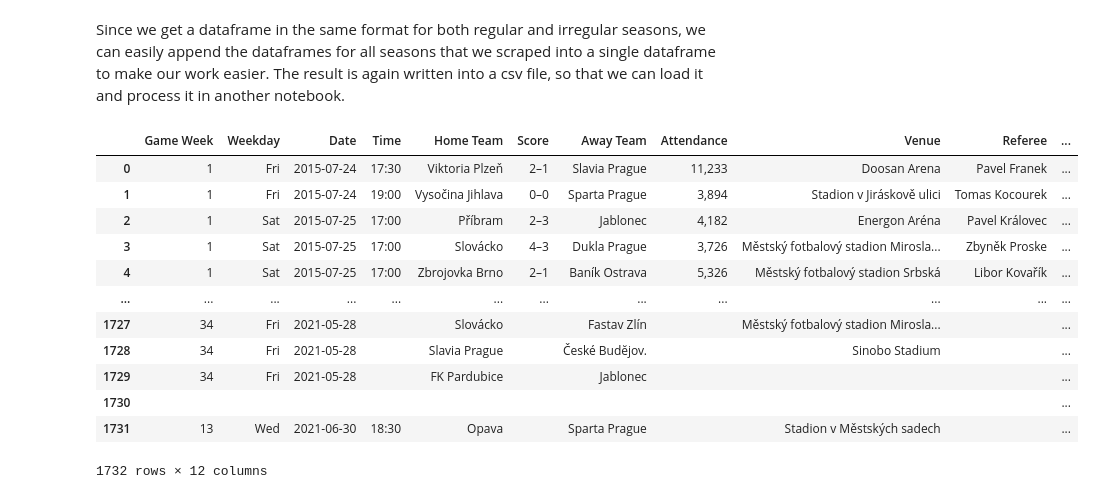
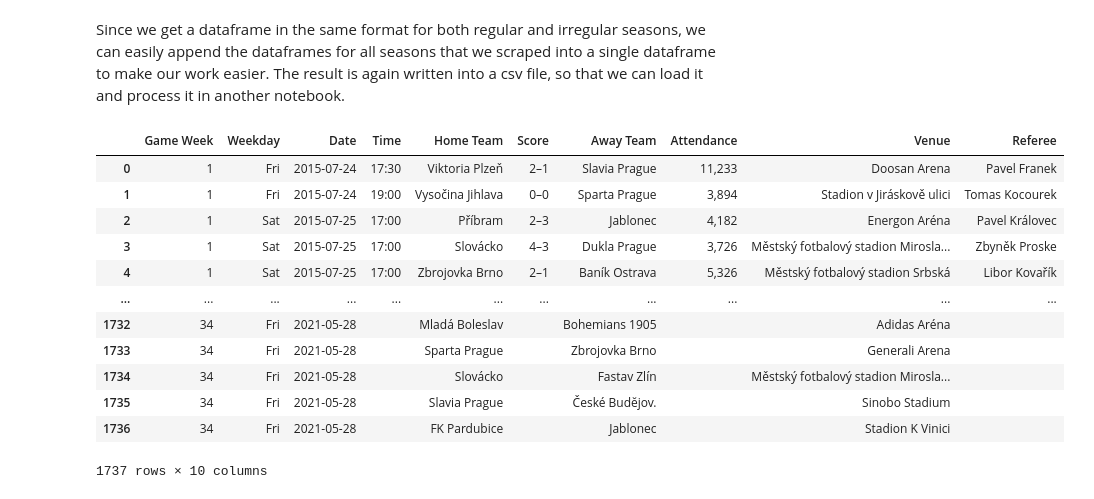
Before and after one commit to Johnymancvrk/Czech-Football-League, a Jupyter notebook: Teams_Table&Scores_Scraper.ipynb, the cells around one changed output. Drawn from its saved outputs; the diff is of its cells as text; code cells hidden in the pictures.

```diff
--- a/Teams_Table&Scores_Scraper.ipynb
+++ b/Teams_Table&Scores_Scraper.ipynb
@@ -191,29 +185,29 @@ Scores_Scraper(url, regular = False)
 # %% [markdown]
 Since we get a dataframe in the same format for both regular and irregular seasons, we can easily append the dataframes for all seasons that we scraped into a single dataframe to make our work easier. The result is again written into a csv file, so that we can load it and process it in another notebook.
 # %%
-scores_1516 = Scores_Scraper("https://fbref.com/en/comps/66/1459/schedule/2015-2016-Czech-First-League-Scores-and-Fixtures")
-scores_1617 = Scores_Scraper("https://fbref.com/en/comps/66/1518/schedule/2016-2017-Czech-First-League-Scores-and-Fixtures")
-scores_1718 = Scores_Scraper("https://fbref.com/en/comps/66/1623/schedule/2017-2018-Czech-First-League-Scores-and-Fixtures")
-scores_1819 = Scores_Scraper("https://fbref.com/en/comps/66/2427/schedule/2018-2019-Czech-First-League-Scores-and-Fixtures", regular = False)
-scores_1920 = Scores_Scraper("https://fbref.com/en/comps/66/3226/schedule/2019-2020-Czech-First-League-Scores-and-Fixtures", regular = False)
-scores_2021 = Scores_Scraper("https://fbref.com/en/comps/66/schedule/Czech-First-League-Scores-and-Fixtures")
+scores_1516 = Scrape_Teams_Data("https://fbref.com/en/comps/66/1459/2015-2016-Czech-First-League-Stats", "https://fbref.com/en/comps/66/1459/schedule/2015-2016-Czech-First-League-Scores-and-Fixtures").scores()
+scores_1617 = Scrape_Teams_Data("https://fbref.com/en/comps/66/1518/2016-2017-Czech-First-League-Stats", "https://fbref.com/en/comps/66/1518/schedule/2016-2017-Czech-First-League-Scores-and-Fixtures").scores()
+scores_1718 = Scrape_Teams_Data("https://fbref.com/en/comps/66/1623/2017-2018-Czech-First-League-Stats", "https://fbref.com/en/comps/66/1623/schedule/2017-2018-Czech-First-League-Scores-and-Fixtures").scores()
+scores_1819 = Scrape_Teams_Data("https://fbref.com/en/comps/66/2427/2018-2019-Czech-First-League-Stats", "https://fbref.com/en/comps/66/2427/schedule/2018-2019-Czech-First-League-Scores-and-Fixtures").scores(regular = False)
+scores_1920 = Scrape_Teams_Data("https://fbref.com/en/comps/66/3226/2019-2020-Czech-First-League-Stats", "https://fbref.com/en/comps/66/3226/schedule/2019-2020-Czech-First-League-Scores-and-Fixtures").scores(regular = False)
+scores_2021 = Scrape_Teams_Data("https://fbref.com/en/comps/66/Czech-First-League-Stats", "https://fbref.com/en/comps/66/schedule/Czech-First-League-Scores-and-Fixtures").scores()
 scores_dfs = [scores_1516, scores_1617, scores_1718, scores_1819, scores_1920, scores_2021]
 scores = pd.DataFrame()
 for i in scores_dfs:
     scores = scores.append(i, ignore_index = True, sort = False)
-scores.to_csv(r"C:\Users\Honza Stuchlík\Documents\IES\Data Processing in Python\Czech-Football-League\scores.csv", index = False)
+#scores.to_csv(r"C:\Users\Honza Stuchlík\Documents\IES\Data Processing in Python\Czech-Football-League\scores.csv", index = False)
 scores
 # %% [output]
-|  | Game Week | Weekday | Date | Time | Home Team | Score | Away Team | Attendance | Venue | Referee | ... |
-| 0 | 1 | Fri | 2015-07-24 | 17:30 | Viktoria Plzeň | 2–1 | Slavia Prague | 11,233 | Doosan Arena | Pavel Franek | ... |
-| 1 | 1 | Fri | 2015-07-24 | 19:00 | Vysočina Jihlava | 0–0 | Sparta Prague | 3,894 | Stadion v Jiráskově ulici | Tomas Kocourek | ... |
-| 2 | 1 | Sat | 2015-07-25 | 17:00 | Příbram | 2–3 | Jablonec | 4,182 | Energon Aréna | Pavel Královec | ... |
-| 3 | 1 | Sat | 2015-07-25 | 17:00 | Slovácko | 4–3 | Dukla Prague | 3,726 | Městský fotbalový stadion Mirosla... | Zbyněk Proske | ... |
-| 4 | 1 | Sat | 2015-07-25 | 17:00 | Zbrojovka Brno | 2–1 | Baník Ostrava | 5,326 | Městský fotbalový stadion Srbská | Libor Kovařík | ... |
-| ... | ... | ... | ... | ... | ... | ... | ... | ... | ... | ... | ... |
-| 1727 | 34 | Fri | 2021-05-28 |  | Slovácko |  | Fastav Zlín |  | Městský fotbalový stadion Mirosla... |  | ... |
-| 1728 | 34 | Fri | 2021-05-28 |  | Slavia Prague |  | České Budĕjov. |  | Sinobo Stadium |  | ... |
-| 1729 | 34 | Fri | 2021-05-28 |  | FK Pardubice |  | Jablonec |  |  |  | ... |
-| 1730 |  |  |  |  |  |  |  |  |  |  | ... |
-| 1731 | 13 | Wed | 2021-06-30 | 18:30 | Opava |  | Sparta Prague |  | Stadion v Městských sadech |  | ... |
+|  | Game Week | Weekday | Date | Time | Home Team | Score | Away Team | Attendance | Venue | Referee |
+| 0 | 1 | Fri | 2015-07-24 | 17:30 | Viktoria Plzeň | 2–1 | Slavia Prague | 11,233 | Doosan Arena | Pavel Franek |
+| 1 | 1 | Fri | 2015-07-24 | 19:00 | Vysočina Jihlava | 0–0 | Sparta Prague | 3,894 | Stadion v Jiráskově ulici | Tomas Kocourek |
+| 2 | 1 | Sat | 2015-07-25 | 17:00 | Příbram | 2–3 | Jablonec | 4,182 | Energon Aréna | Pavel Královec |
+| 3 | 1 | Sat | 2015-07-25 | 17:00 | Slovácko | 4–3 | Dukla Prague | 3,726 | Městský fotbalový stadion Mirosla... | Zbyněk Proske |
+| 4 | 1 | Sat | 2015-07-25 | 17:00 | Zbrojovka Brno | 2–1 | Baník Ostrava | 5,326 | Městský fotbalový stadion Srbská | Libor Kovařík |
+| ... | ... | ... | ... | ... | ... | ... | ... | ... | ... | ... |
+| 1732 | 34 | Fri | 2021-05-28 |  | Mladá Boleslav |  | Bohemians 1905 |  | Adidas Aréna |  |
+| 1733 | 34 | Fri | 2021-05-28 |  | Sparta Prague |  | Zbrojovka Brno |  | Generali Arena |  |
+| 1734 | 34 | Fri | 2021-05-28 |  | Slovácko |  | Fastav Zlín |  | Městský fotbalový stadion Mirosla... |  |
+| 1735 | 34 | Fri | 2021-05-28 |  | Slavia Prague |  | České Budĕjov. |  | Sinobo Stadium |  |
+| 1736 | 34 | Fri | 2021-05-28 |  | FK Pardubice |  | Jablonec |  | Stadion K Vinici |  |
-1732 rows × 12 columns
+1737 rows × 10 columns
```
Also changed, not shown: parts of 15 cells of this notebook, 1 other file.
